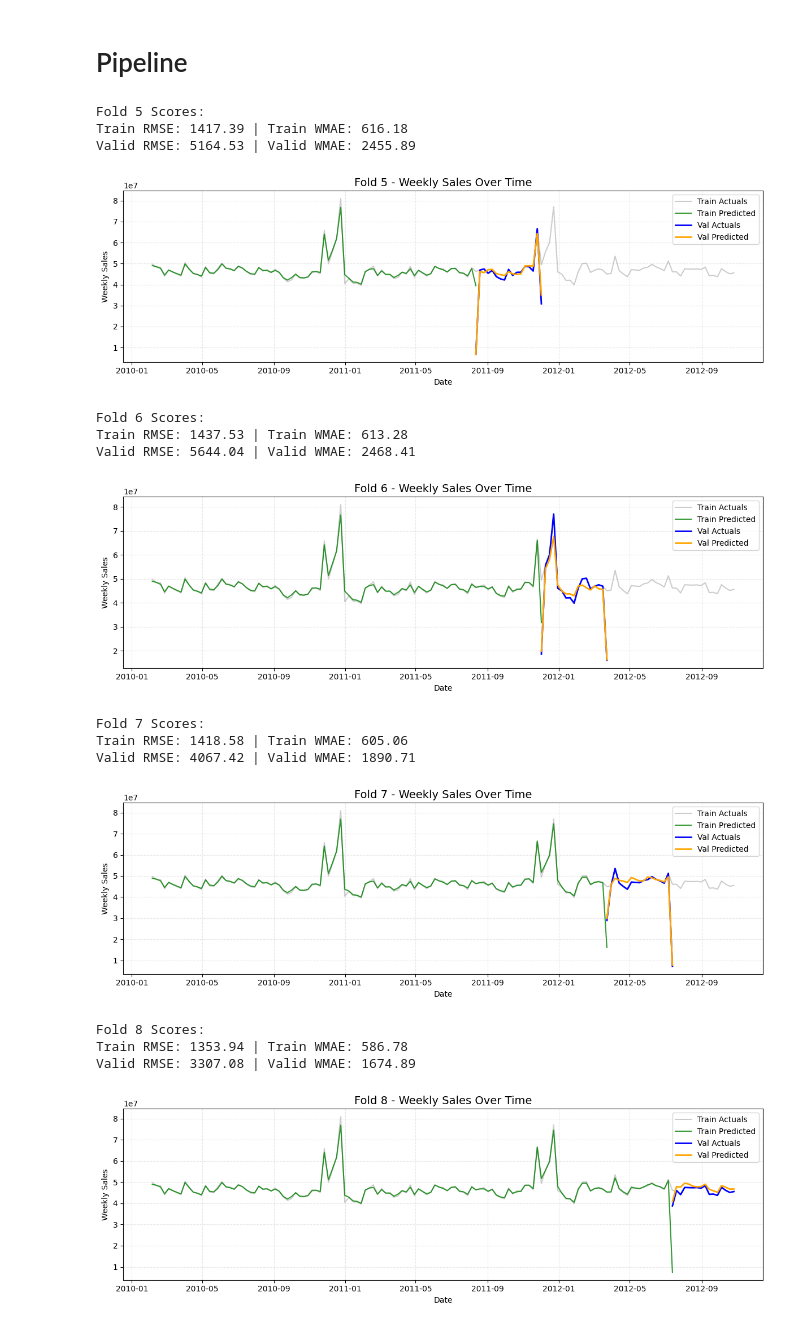
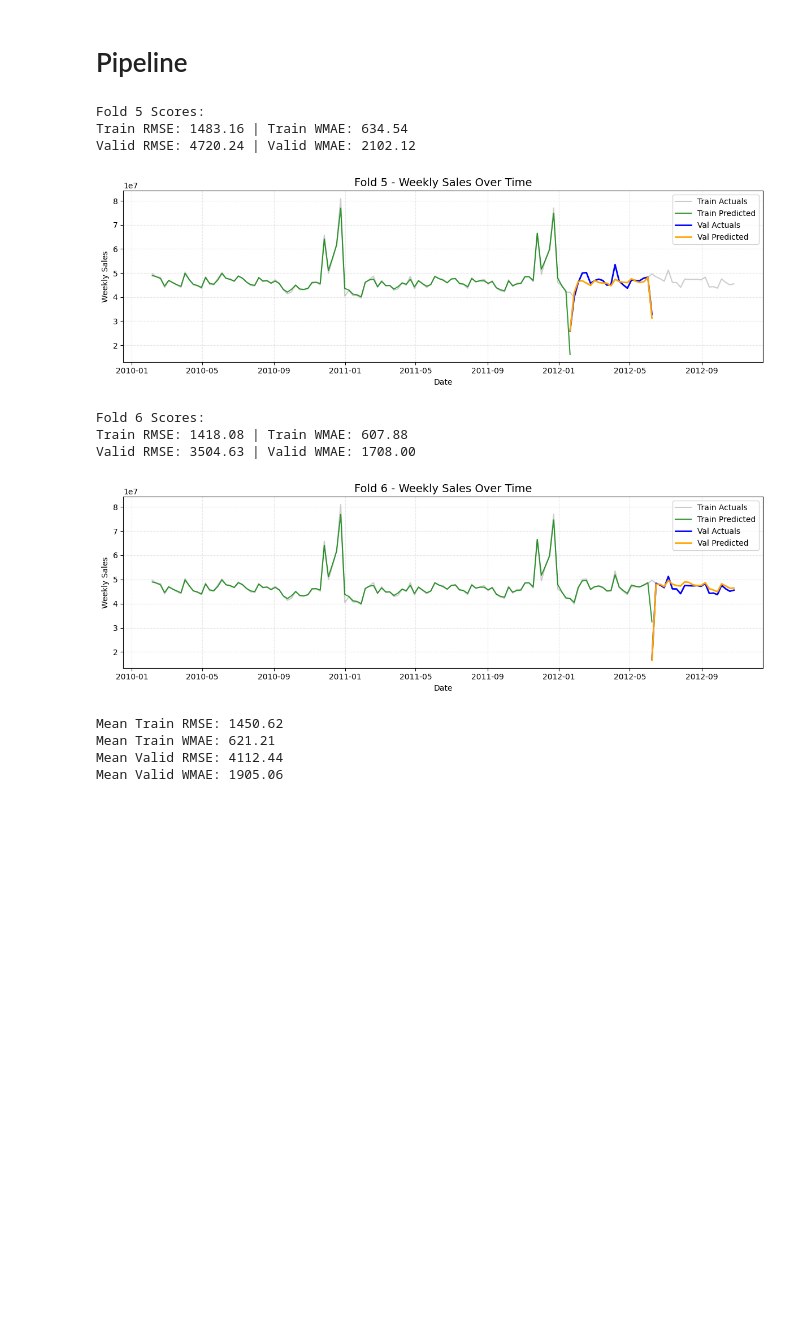
Before and after one commit to Givi-Modebadze/ML_Final_Project, a Jupyter notebook: experiments/random_forest.ipynb, the cells around one changed output. Saved outputs shown, nothing was run; the diff lists cells and outputs as text; code cells hidden in the pictures; blank space fills up the shorter version.

```diff
--- a/experiments/random_forest.ipynb
+++ b/experiments/random_forest.ipynb
@@ -98,7 +106,7 @@ from sklearn.metrics import mean_squared_error
 def cross_validation(pipeline, X, y, df_with_dates):
     from matplotlib.dates import DateFormatter
 
-    tscv = TimeSeriesSplit(n_splits=8)
+    tscv = TimeSeriesSplit(n_splits=6)
     rmse_scores = []
     wmae_scores = []
     train_rmse_scores = []
@@ -113,15 +121,12 @@ def cross_validation(pipeline, X, y, df_with_dates):
 
         pipeline.fit(X_train, y_train)
 
-        # Predictions
         y_val_pred = pipeline.predict(X_val)
         y_train_pred = pipeline.predict(X_train)
 
-        # RMSE
         val_rmse = np.sqrt(mean_squared_error(y_val, y_val_pred))
         train_rmse = np.sqrt(mean_squared_error(y_train, y_train_pred))
 
-        # WMAE
         val_is_holiday = df_with_dates.iloc[val_idx]['IsHoliday'].astype(int)
         train_is_holiday = df_with_dates.iloc[train_idx]['IsHoliday'].astype(int)
 
@@ -137,7 +142,6 @@ def cross_validation(pipeline, X, y, df_with_dates):
         train_rmse_scores.append(train_rmse)
         train_wmae_scores.append(train_wmae)
 
-        # --- Plotting ---
         df_all = pd.DataFrame({
             'Date': pd.to_datetime(df_with_dates['Date']),
             'y': y.values
@@ -158,16 +162,12 @@ def cross_validation(pipeline, X, y, df_with_dates):
 
         plt.figure(figsize=(12, 4))
 
-        # Train actuals
         plt.plot(df_all['Date'], df_all['y'], color='gray', label='Train Actuals', linewidth=1.5, alpha=0.4)
 
-        # Train predictions
         plt.plot(df_train['Date'], df_train['Predicted'], color='green', label='Train Predicted', linewidth=1.5, alpha=0.8)
 
-        # Validation actuals
         plt.plot(df_val['Date'], df_val['Actual'], color='blue', label='Val Actuals', linewidth=2)
 
-        # Validation predictions
         plt.plot(df_val['Date'], df_val['Predicted'], color='orange', label='Val Predicted', linewidth=2)
 
         plt.title(f'Fold {fold + 1} - Weekly Sales Over Time', fontsize=14)
@@ -178,7 +178,6 @@ def cross_validation(pipeline, X, y, df_with_dates):
         plt.tight_layout()
         plt.show()
 
-    # --- Averages ---
     print(f"\nMean Train RMSE: {np.mean(train_rmse_scores):.2f}")
     print(f"Mean Train WMAE: {np.mean(train_wmae_scores):.2f}")
     print(f"Mean Valid RMSE: {np.mean(rmse_scores):.2f}")
@@ -188,30 +187,26 @@ def cross_validation(pipeline, X, y, df_with_dates):
 # %%
 from sklearn.pipeline import Pipeline
 from sklearn.ensemble import RandomForestRegressor
 
 preprocessor = Preprocessor()
-model = RandomForestRegressor(n_estimators=100, random_state=42, n_jobs=-1)
+model = RandomForestRegressor(n_estimators=50, random_state=42, max_depth=30 , n_jobs=-1)
 
 pipeline = Pipeline([
     ('preprocessor', preprocessor),
     ('model', model)
 ])
 
 cross_validation(pipeline, X, y, df)
 # %% [output]
 Fold 5 Scores:
-Train RMSE: 1417.39 | Train WMAE: 616.18
-Valid RMSE: 5164.53 | Valid WMAE: 2455.89
+Train RMSE: 1483.16 | Train WMAE: 634.54
+Valid RMSE: 4720.24 | Valid WMAE: 2102.12
-[figure, old version]
+[figure, new version]
 Fold 6 Scores:
-Train RMSE: 1437.53 | Train WMAE: 613.28
-Valid RMSE: 5644.04 | Valid WMAE: 2468.41
+Train RMSE: 1418.08 | Train WMAE: 607.88
+Valid RMSE: 3504.63 | Valid WMAE: 1708.00
-[figure, old version]
+[figure, new version]
-Fold 7 Scores:
-Train RMSE: 1418.58 | Train WMAE: 605.06
-Valid RMSE: 4067.42 | Valid WMAE: 1890.71
+Mean Train RMSE: 1450.62
+Mean Train WMAE: 621.21
+Mean Valid RMSE: 4112.44
+Mean Valid WMAE: 1905.06
-[figure, removed]
-Fold 8 Scores:
-Train RMSE: 1353.94 | Train WMAE: 586.78
-Valid RMSE: 3307.08 | Valid WMAE: 1674.89
-[figure, removed]
```
Also changed, not shown: parts of 7 cells of this notebook.
